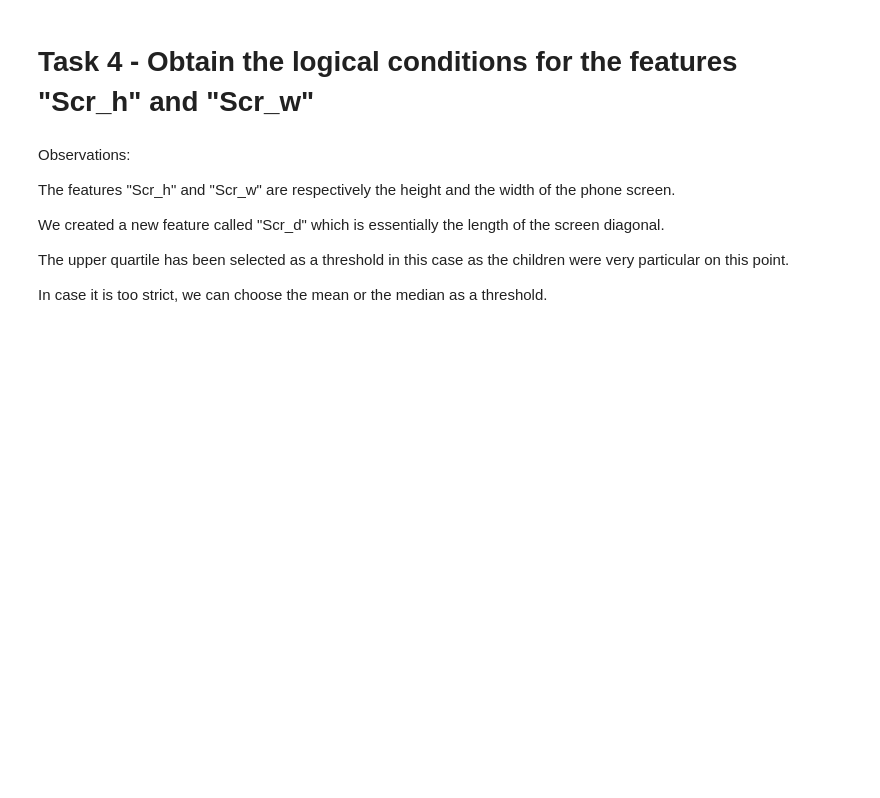
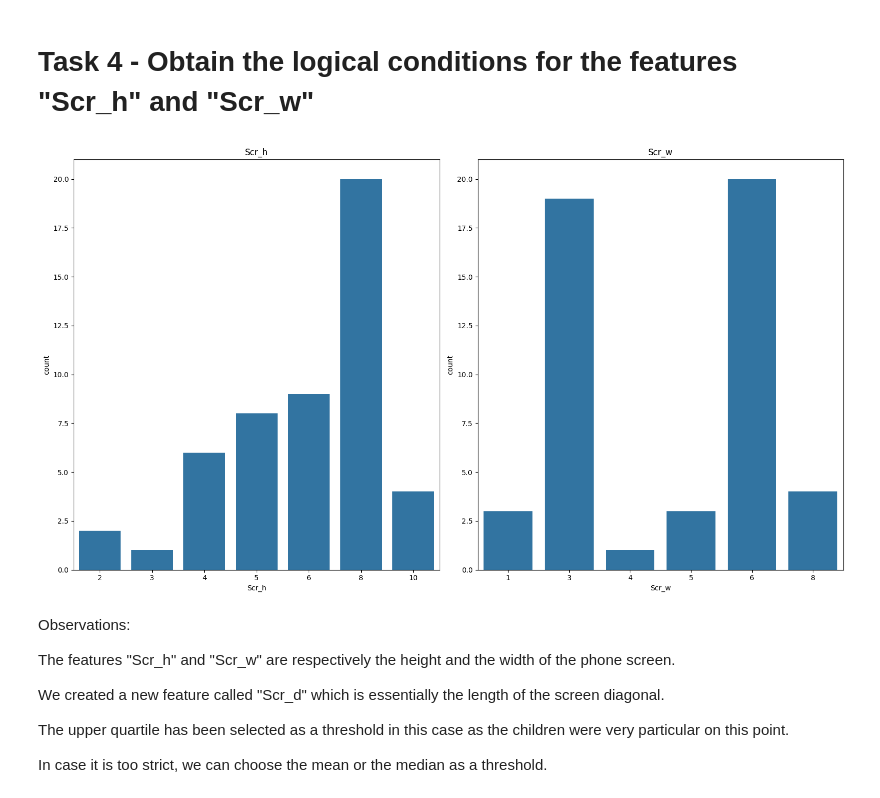
Before and after one commit to Subodhoraw/statistics-module-, a Jupyter notebook: Statistics Module Assignment.ipynb, the cells around one changed output. Saved outputs shown, nothing was run; the diff lists cells and outputs as text; code cells hidden in the pictures; blank space fills up the shorter version.

```diff
--- a/Statistics Module Assignment.ipynb
+++ b/Statistics Module Assignment.ipynb
@@ -295,3 +315,22 @@ In case it is too strict, we can choose the mean as a threshold.
+# %%
+# Let's tackle these features: "Scr_h", "Scr_w"
+phone_features =['Scr_h','Scr_w']
+#careting figure
+plt.figure(figsize =(16, 9))
+
+#creating  figure
+for i , col in enumerate(phone_features):
+
+    plt.subplot(1,2, i+1)
+
+    #countplot
+    sns.countplot(x = data[col])
+    # adding title
+    plt.title(col)
+    plt.ylabel('count')
+plt.tight_layout()
+# %% [output]
+[figure, added]
 # %%
 # Create a new feature called "Scr_d" which stores the length of the diagonal of the screen of the phone
 # %%
```
Also changed, not shown: parts of 3 cells of this notebook.
